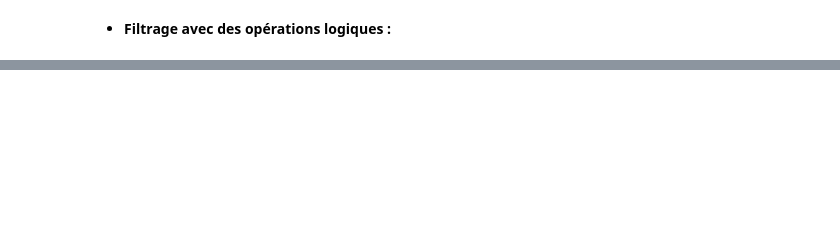
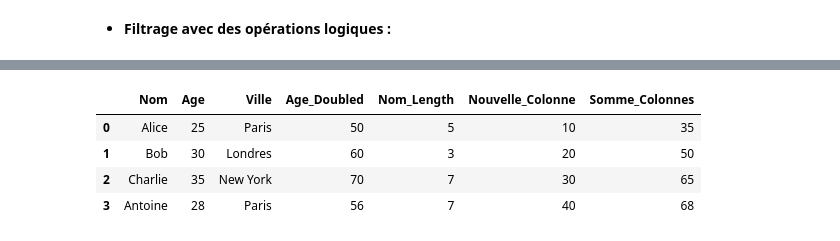
Before and after one commit to Yann-Fournier/Manipulation-de-donn-es-Python-B2, a Jupyter notebook: Pandas/Pandas.ipynb, the cells around one changed output, grey strips where cells are left out. Saved outputs shown, nothing was run; the diff lists cells and outputs as text; code cells hidden in the pictures; blank space fills up the shorter version.

```diff
--- a/Pandas/Pandas.ipynb
+++ b/Pandas/Pandas.ipynb
@@ -479,0 +318,4 @@ Dans cet exemple, les deux DataFrames `df_exam1` et `df_exam2` ont été concat
+# %%
+# Suppression d'une colonne
+df.drop('Nom', axis=1, inplace=True)  # Suppression de la colonne 'Nom'
+df.head()
@@ -479,0 +330,4 @@ Dans cet exemple, les deux DataFrames `df_exam1` et `df_exam2` ont été concat
+# %%
+# Ajout d'une nouvelle colonne
+df['Nouvelle_Colonne'] = [10, 20, 30, 40]  # Ajout d'une colonne avec des valeurs spécifiques
+df.head()
@@ -479,0 +342,4 @@ Dans cet exemple, les deux DataFrames `df_exam1` et `df_exam2` ont été concat
+# %%
+# Création de colonnes basées sur des opérations
+df['Age_Carre'] = df['Age'] ** 2  # Création d'une colonne avec l'âge au carré
+df.head()
@@ -479,0 +368,17 @@ Dans cet exemple, les deux DataFrames `df_exam1` et `df_exam2` ont été concat
+# %%
+# Exemple d'application d'une fonction lambda pour doubler les valeurs d'une colonne
+df['Age_Doubled'] = df['Age'].apply(lambda x: x * 2)
+
+# Exemple d'application d'une fonction prédéfinie pour calculer la longueur des noms dans une colonne
+df['Nom_Length'] = df['Nom'].apply(len)
+
+# Exemple d'application d'une fonction sur chaque ligne pour calculer la somme de deux colonnes
+df['Somme_Colonnes'] = df.apply(lambda row: row['Age'] + row['Nouvelle_Colonne'], axis=1)
+# %%
+df.head()
+# %% [output]
+|  | Nom | Age | Ville | Age_Doubled | Nom_Length | Nouvelle_Colonne | Somme_Colonnes |
+| 0 | Alice | 25 | Paris | 50 | 5 | 10 | 35 |
+| 1 | Bob | 30 | Londres | 60 | 3 | 20 | 50 |
+| 2 | Charlie | 35 | New York | 70 | 7 | 30 | 65 |
+| 3 | Antoine | 28 | Paris | 56 | 7 | 40 | 68 |
```
Also changed, not shown: parts of 45 cells of this notebook.
